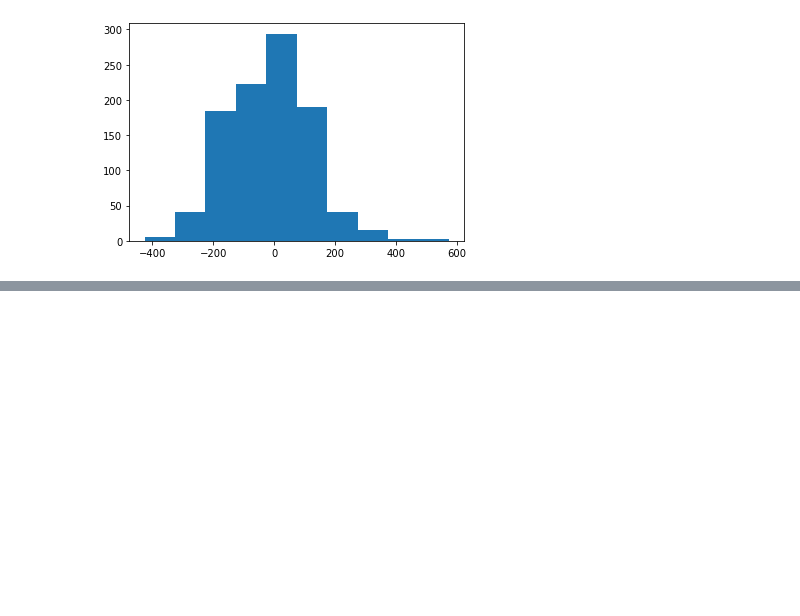
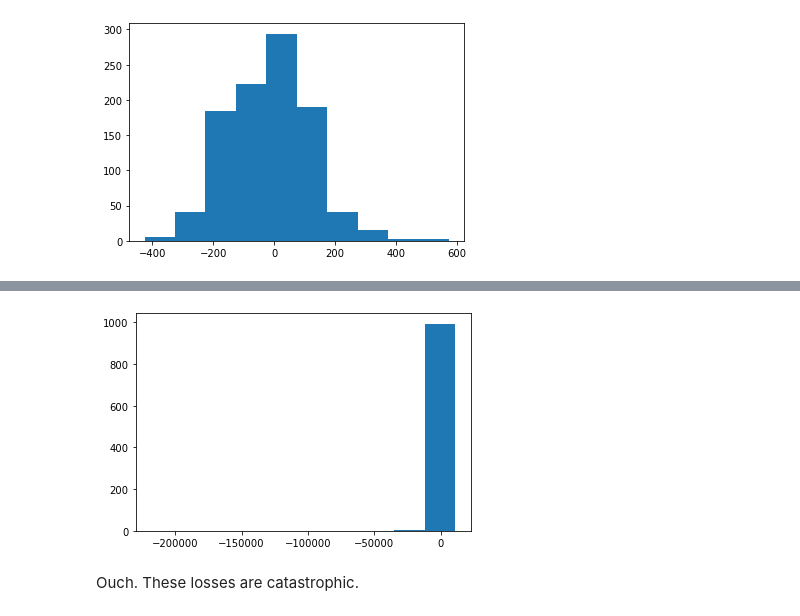
Before and after one commit to ivaturi/onepercent, a Jupyter notebook: ds/notebooks/grinstead-snell-intro-to-probability/chapter1.ipynb, the cells around one changed output, grey strips where cells are left out. Saved outputs shown, nothing was run; the diff lists cells and outputs as text; code cells hidden in the pictures; blank space fills up the shorter version.

```diff
--- a/ds/notebooks/grinstead-snell-intro-to-probability/chapter1.ipynb
+++ b/ds/notebooks/grinstead-snell-intro-to-probability/chapter1.ipynb
@@ -289,0 +337,17 @@ plt.show()
+# %%
+# play this game many times
+
+times = 1000
+
+wins, plays = [], []
+for _ in range(times):
+    w,p = labouchere([1,2,3,4], 100, False)
+    wins.append(w)
+    plays.append(p)
+
+plt.hist(wins)
+plt.show()
+# %% [output]
+[figure, added]
+# %% [markdown]
+Ouch. These losses are catastrophic.
```
Also changed, not shown: parts of 3 cells of this notebook.
